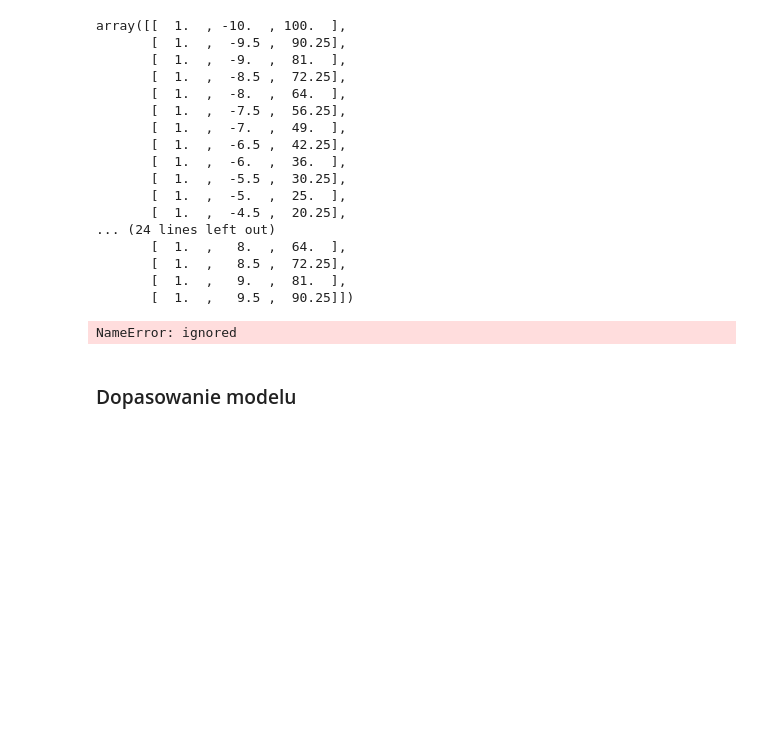
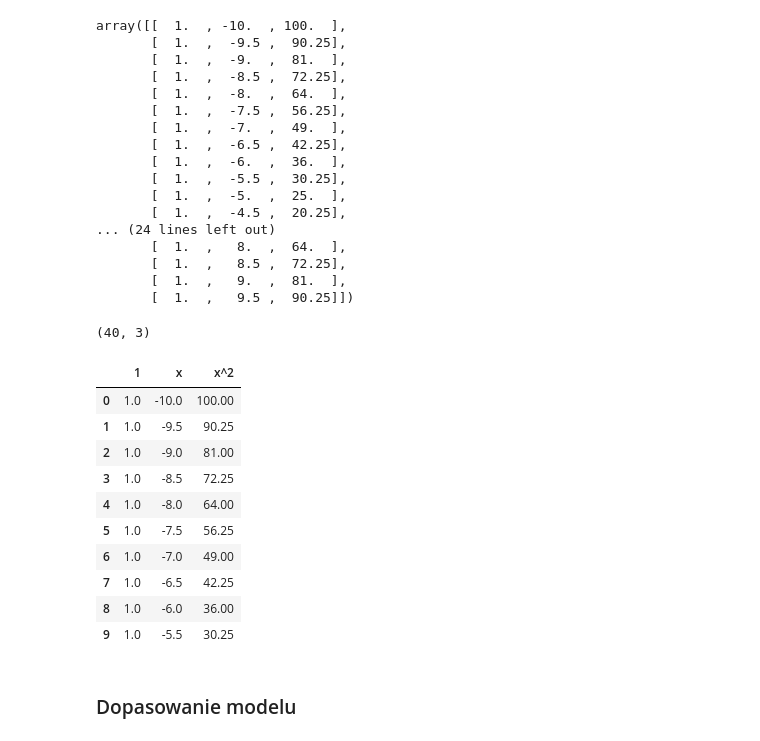
Before and after one commit to KamilBienias/data-science, a Jupyter notebook: kursPawełKrakowiak/machine-learning-bootcamp/supervised/02_regression/05_polynomial_regression.ipynb, the cells around one changed output. Cells and saved outputs as stored; diff of their text form; code cells hidden in the pictures; blank space fills up the shorter version.

```diff
--- a/kursPawełKrakowiak/machine-learning-bootcamp/supervised/02_regression/05_polynomial_regression.ipynb
+++ b/kursPawełKrakowiak/machine-learning-bootcamp/supervised/02_regression/05_polynomial_regression.ipynb
@@ -186,13 +186,25 @@ array([[  1.  , -10.  , 100.  ],
        [  1.  ,   9.  ,  81.  ],
        [  1.  ,   9.5 ,  90.25]])
 # %%
-X_poly.shape
+X_poly_2.shape
 # %% [output]
-NameError: ignored
+(40, 3)
 # %%
-df = pd.DataFrame(X_poly)
+df = pd.DataFrame(X_poly_2)
 df.columns = ['1', 'x', 'x^2']
 df.head(10)
+# %% [output]
+|  | 1 | x | x^2 |
+| 0 | 1.0 | -10.0 | 100.00 |
+| 1 | 1.0 | -9.5 | 90.25 |
+| 2 | 1.0 | -9.0 | 81.00 |
+| 3 | 1.0 | -8.5 | 72.25 |
+| 4 | 1.0 | -8.0 | 64.00 |
+| 5 | 1.0 | -7.5 | 56.25 |
+| 6 | 1.0 | -7.0 | 49.00 |
+| 7 | 1.0 | -6.5 | 42.25 |
+| 8 | 1.0 | -6.0 | 36.00 |
+| 9 | 1.0 | -5.5 | 30.25 |
 # %% [markdown]
 ###  <a name='5'></a> Dopasowanie modelu
 # %%
```
Also changed, not shown: parts of 11 cells of this notebook.
